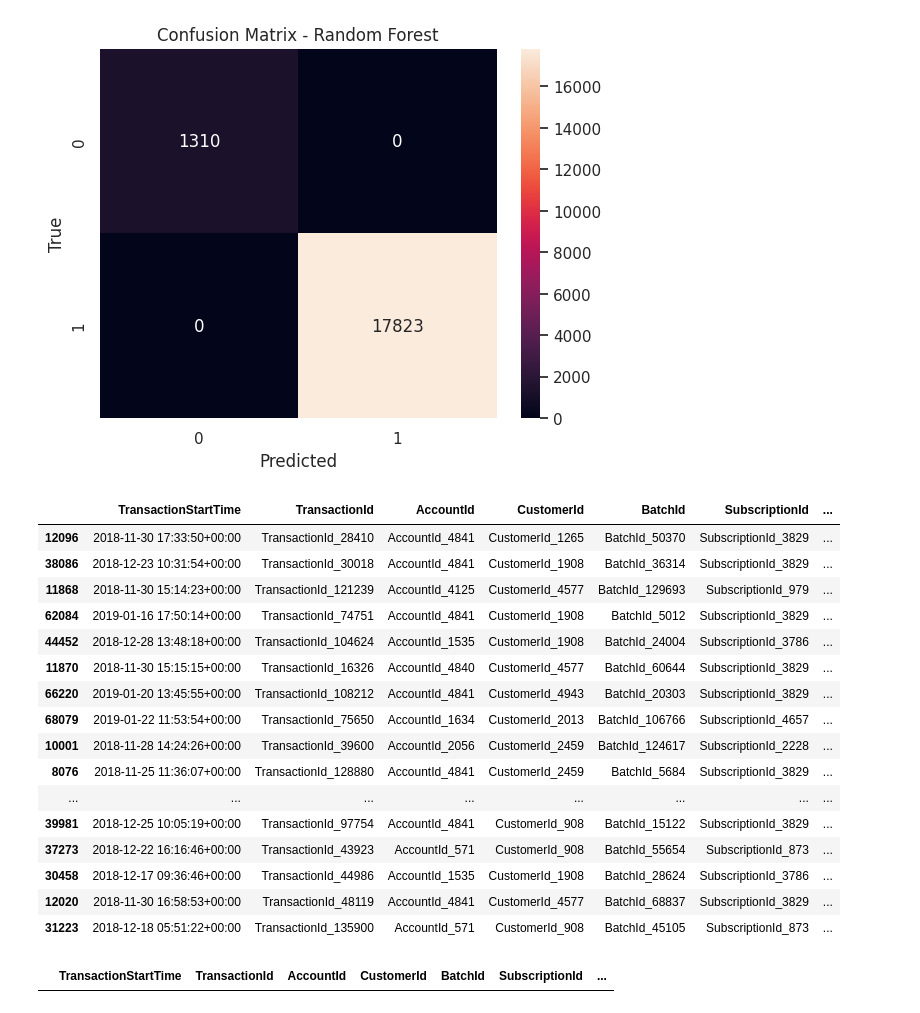
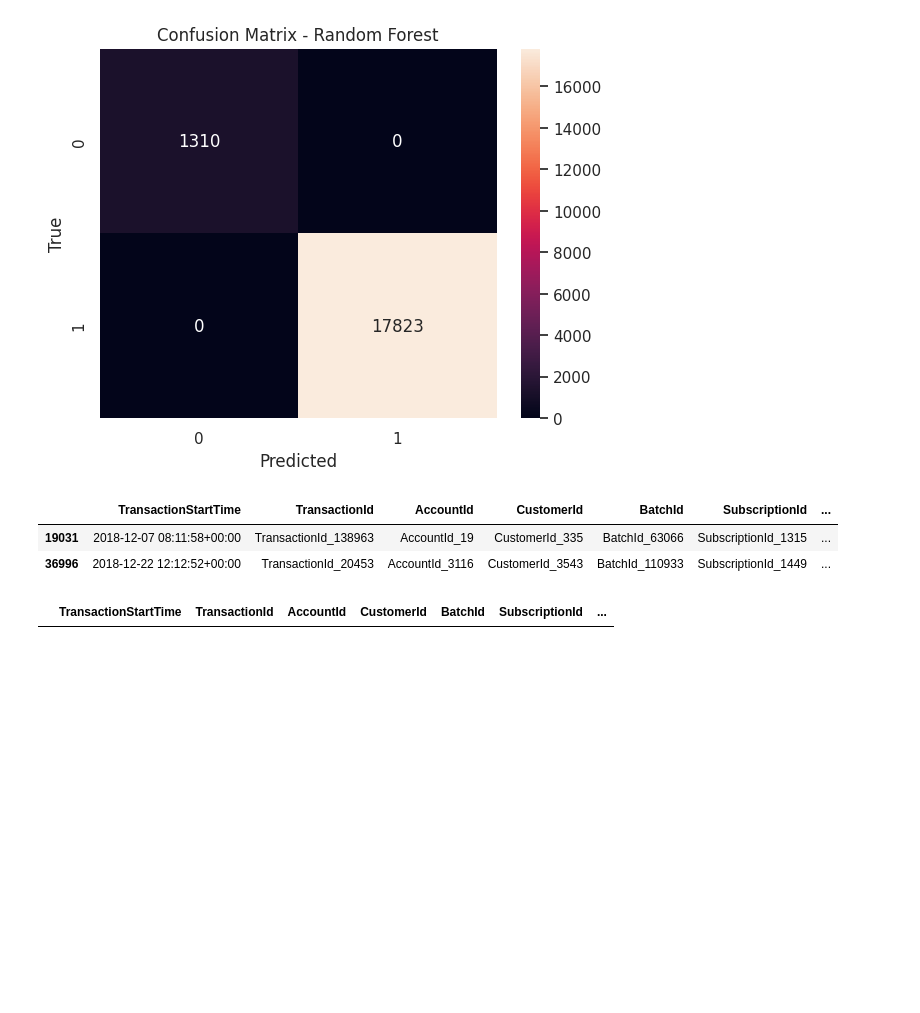
Before and after one commit to amannnnnyyyy/Credit-Scoring_and_Risk-Analysis, a Jupyter notebook: notebooks/credit_scoring_bati.ipynb, the cells around one changed output. Saved outputs shown, nothing was run; the diff lists cells and outputs as text; code cells hidden in the pictures; blank space fills up the shorter version.

```diff
--- a/notebooks/credit_scoring_bati.ipynb
+++ b/notebooks/credit_scoring_bati.ipynb
@@ -649,23 +649,9 @@ plot_confusion_matrix(cm)
 # %%
 data['Combined_WoE'] = data[['Recency_WoE', 'Frequency_WoE', 'Monetary_WoE', 'Seasonality_WoE']].sum(axis=1)
 # %%
-data[data['Combined_WoE']>0].sample(20)
+data[data['Combined_WoE']>0].sample(2)
 # %% [output]
 |  | TransactionStartTime | TransactionId | AccountId | CustomerId | BatchId | SubscriptionId | ... |
-| 12096 | 2018-11-30 17:33:50+00:00 | TransactionId_28410 | AccountId_4841 | CustomerId_1265 | BatchId_50370 | SubscriptionId_3829 | ... |
-| 38086 | 2018-12-23 10:31:54+00:00 | TransactionId_30018 | AccountId_4841 | CustomerId_1908 | BatchId_36314 | SubscriptionId_3829 | ... |
-| 11868 | 2018-11-30 15:14:23+00:00 | TransactionId_121239 | AccountId_4125 | CustomerId_4577 | BatchId_129693 | SubscriptionId_979 | ... |
-| 62084 | 2019-01-16 17:50:14+00:00 | TransactionId_74751 | AccountId_4841 | CustomerId_1908 | BatchId_5012 | SubscriptionId_3829 | ... |
-| 44452 | 2018-12-28 13:48:18+00:00 | TransactionId_104624 | AccountId_1535 | CustomerId_1908 | BatchId_24004 | SubscriptionId_3786 | ... |
-| 11870 | 2018-11-30 15:15:15+00:00 | TransactionId_16326 | AccountId_4840 | CustomerId_4577 | BatchId_60644 | SubscriptionId_3829 | ... |
-| 66220 | 2019-01-20 13:45:55+00:00 | TransactionId_108212 | AccountId_4841 | CustomerId_4943 | BatchId_20303 | SubscriptionId_3829 | ... |
-| 68079 | 2019-01-22 11:53:54+00:00 | TransactionId_75650 | AccountId_1634 | CustomerId_2013 | BatchId_106766 | SubscriptionId_4657 | ... |
-| 10001 | 2018-11-28 14:24:26+00:00 | TransactionId_39600 | AccountId_2056 | CustomerId_2459 | BatchId_124617 | SubscriptionId_2228 | ... |
-| 8076 | 2018-11-25 11:36:07+00:00 | TransactionId_128880 | AccountId_4841 | CustomerId_2459 | BatchId_5684 | SubscriptionId_3829 | ... |
-| ... | ... | ... | ... | ... | ... | ... | ... |
-| 39981 | 2018-12-25 10:05:19+00:00 | TransactionId_97754 | AccountId_4841 | CustomerId_908 | BatchId_15122 | SubscriptionId_3829 | ... |
-| 37273 | 2018-12-22 16:16:46+00:00 | TransactionId_43923 | AccountId_571 | CustomerId_908 | BatchId_55654 | SubscriptionId_873 | ... |
-| 30458 | 2018-12-17 09:36:46+00:00 | TransactionId_44986 | AccountId_1535 | CustomerId_1908 | BatchId_28624 | SubscriptionId_3786 | ... |
-| 12020 | 2018-11-30 16:58:53+00:00 | TransactionId_48119 | AccountId_4841 | CustomerId_4577 | BatchId_68837 | SubscriptionId_3829 | ... |
-| 31223 | 2018-12-18 05:51:22+00:00 | TransactionId_135900 | AccountId_571 | CustomerId_908 | BatchId_45105 | SubscriptionId_873 | ... |
+| 19031 | 2018-12-07 08:11:58+00:00 | TransactionId_138963 | AccountId_19 | CustomerId_335 | BatchId_63066 | SubscriptionId_1315 | ... |
+| 36996 | 2018-12-22 12:12:52+00:00 | TransactionId_20453 | AccountId_3116 | CustomerId_3543 | BatchId_110933 | SubscriptionId_1449 | ... |
 # %%
```
Also changed, not shown: parts of 5 cells of this notebook.
